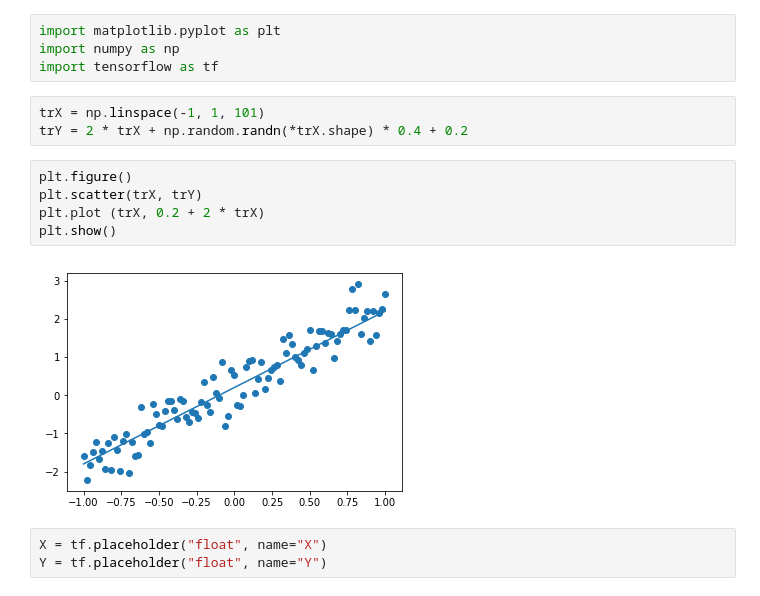
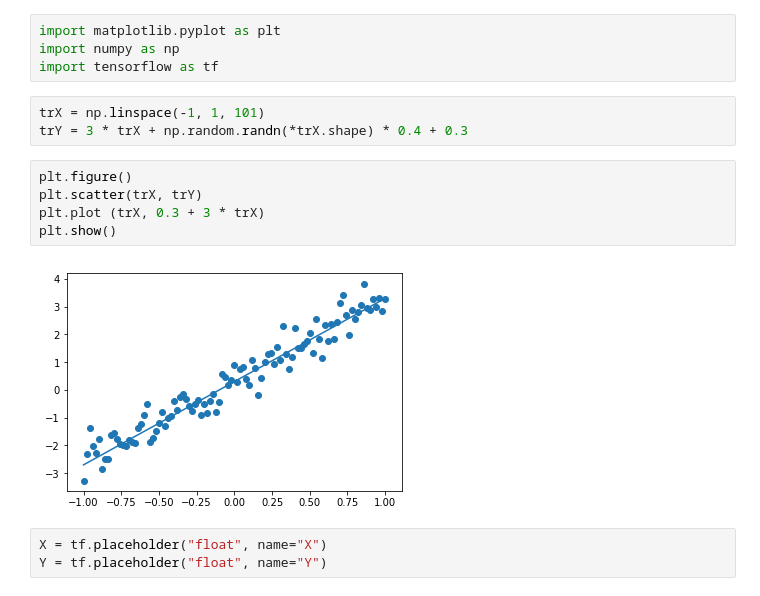
Before and after one commit to FreddieK/Jupyter-Notebooks, a Jupyter notebook: tensorflow/Linear Regression.ipynb, the cells around one changed output. Cells and saved outputs as stored; diff of their text form.

```diff
--- a/tensorflow/Linear Regression.ipynb
+++ b/tensorflow/Linear Regression.ipynb
@@ -9,14 +9,14 @@ import numpy as np
 import tensorflow as tf
 # %%
 trX = np.linspace(-1, 1, 101)
-trY = 2 * trX + np.random.randn(*trX.shape) * 0.4 + 0.2
+trY = 3 * trX + np.random.randn(*trX.shape) * 0.4 + 0.3
 # %%
 plt.figure()
 plt.scatter(trX, trY)
-plt.plot (trX, 0.2 + 2 * trX)
+plt.plot (trX, 0.3 + 3 * trX)
 plt.show()
 # %% [output]
-[figure, old version]
+[figure, new version]
 # %%
 X = tf.placeholder("float", name="X")
 Y = tf.placeholder("float", name="Y")
```
Also changed, not shown: parts of 3 cells of this notebook.
